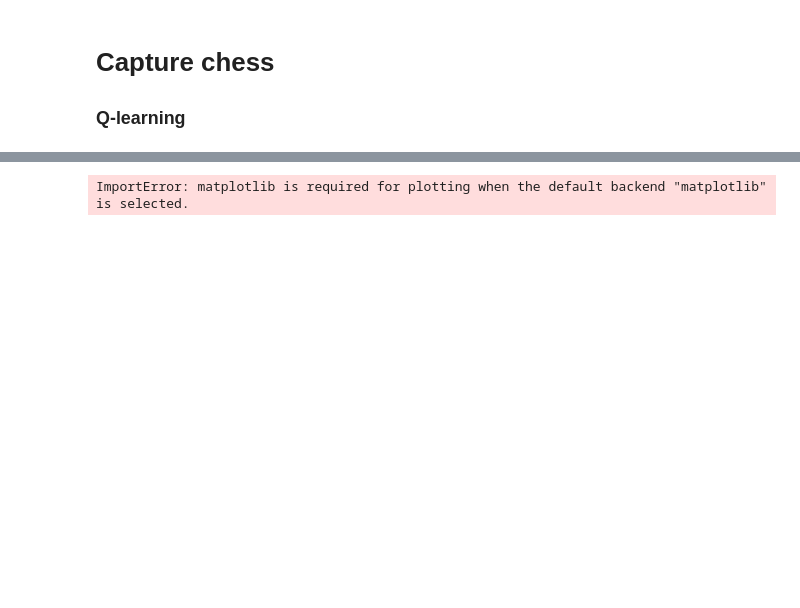
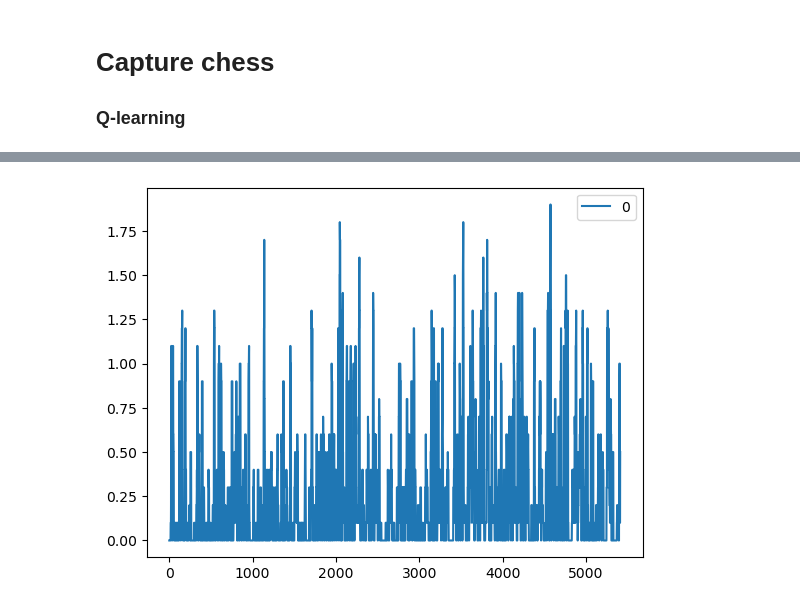
Before and after one commit to valinsogna/ReinForceMate, a Jupyter notebook: run_keras.ipynb, the cells around one changed output, grey strips where cells are left out. Saved outputs shown, nothing was run; the diff lists cells and outputs as text; code cells hidden in the pictures; blank space fills up the shorter version.

```diff
--- a/run_keras.ipynb
+++ b/run_keras.ipynb
@@ -14,4 +14,4 @@ agent = Agent(network='conv',gamma=0.1,lr=0.07)
 R = Q_learning(agent,board)
 # %%
-game = R.learn(100)
+game = R.learn(200)
 # %% [output]
@@ -35,4 +18,4 @@ iter 0
-ImportError: matplotlib is required for plotting when the default backend "matplotlib" is selected.
+[figure, added]
 # %%
 new_pgn = open("game.pgn", "w", encoding="utf-8")
 # %%
```
Also changed, not shown: parts of 7 cells of this notebook, 2 other files.
